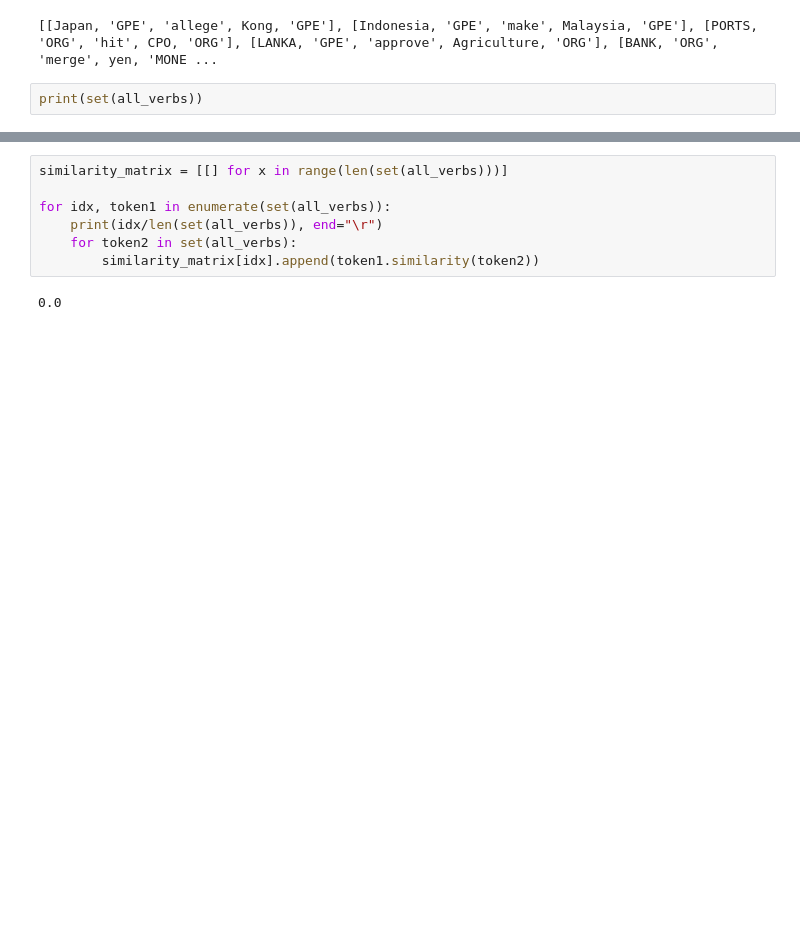
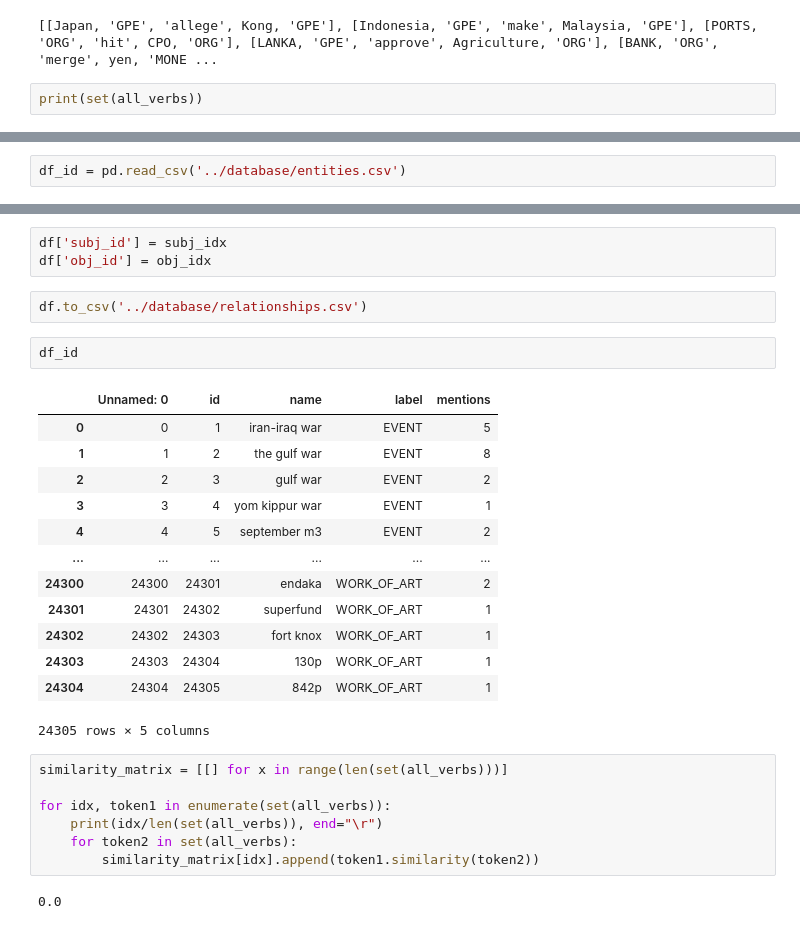
Before and after one commit to manwithplan/GraphGenerator, a Jupyter notebook: relationship_extraction/verb_extraction.ipynb, the cells around one changed output, grey strips where cells are left out. Drawn from its saved outputs; the diff is of its cells as text; blank space fills up the shorter version.

Commit message:
updating to a cleaner version of the relationships

```diff
--- a/relationship_extraction/verb_extraction.ipynb
+++ b/relationship_extraction/verb_extraction.ipynb
@@ -161,0 +165,2 @@ print(set(all_verbs))
+# %%
+df_id = pd.read_csv('../database/entities.csv')
@@ -162,3 +189,24 @@ print(set(all_verbs))
+# %%
+df['subj_id'] = subj_idx
+df['obj_id'] = obj_idx
+# %%
+df.to_csv('../database/relationships.csv')
+# %%
+df_id
+# %% [output]
+|  | Unnamed: 0 | id | name | label | mentions |
+| 0 | 0 | 1 | iran-iraq war | EVENT | 5 |
+| 1 | 1 | 2 | the gulf war | EVENT | 8 |
+| 2 | 2 | 3 | gulf war | EVENT | 2 |
+| 3 | 3 | 4 | yom kippur war | EVENT | 1 |
+| 4 | 4 | 5 | september m3 | EVENT | 2 |
+| ... | ... | ... | ... | ... | ... |
+| 24300 | 24300 | 24301 | endaka | WORK_OF_ART | 2 |
+| 24301 | 24301 | 24302 | superfund | WORK_OF_ART | 1 |
+| 24302 | 24302 | 24303 | fort knox | WORK_OF_ART | 1 |
+| 24303 | 24303 | 24304 | 130p | WORK_OF_ART | 1 |
+| 24304 | 24304 | 24305 | 842p | WORK_OF_ART | 1 |
+24305 rows × 5 columns
 # %%
 similarity_matrix = [[] for x in range(len(set(all_verbs)))]
 
```
Also changed, not shown: parts of 3 cells of this notebook, 1 other file.
